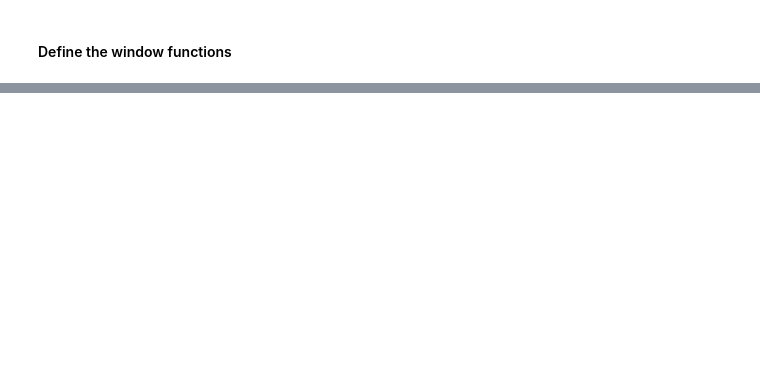
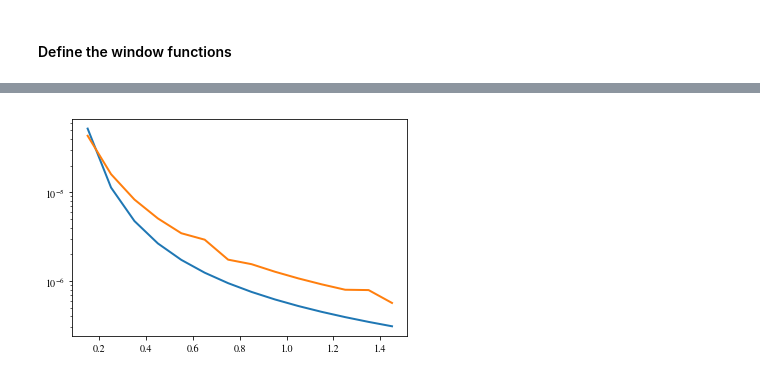
Before and after one commit to fabienlacasa/PySSC, a Jupyter notebook: examples.ipynb, the cells around one changed output, grey strips where cells are left out. Cells and saved outputs as stored; diff of their text form; code cells hidden in the pictures; blank space fills up the shorter version.

```diff
--- a/examples.ipynb
+++ b/examples.ipynb
@@ -154 +204,9 @@ plt.show()
+# %%
+#Focus on diagonal
+indices = range(nbins_T)
+plt.semilogy(zcenter,Sij[indices,indices],linewidth=2)
+plt.semilogy(zcenter,Sijw_T[indices,indices],linewidth=2)
+plt.show()
+# %% [output]
+[figure, added]
 # %%
```
Also changed, not shown: parts of 10 cells of this notebook, 2 other files.
